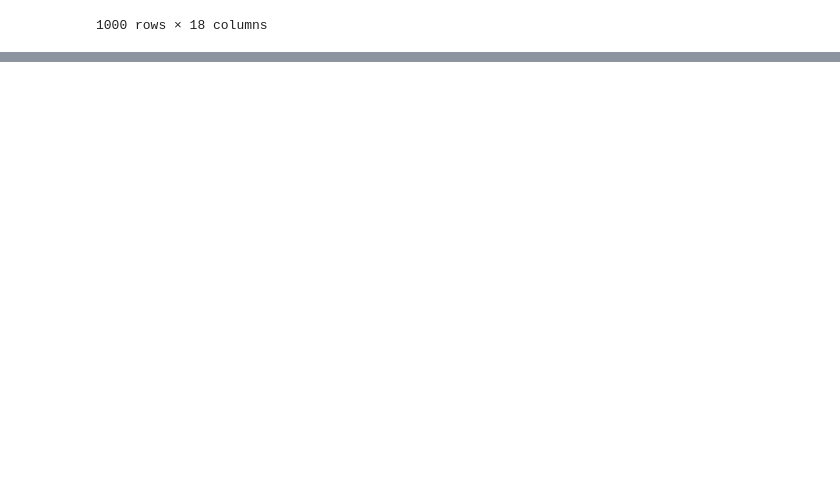
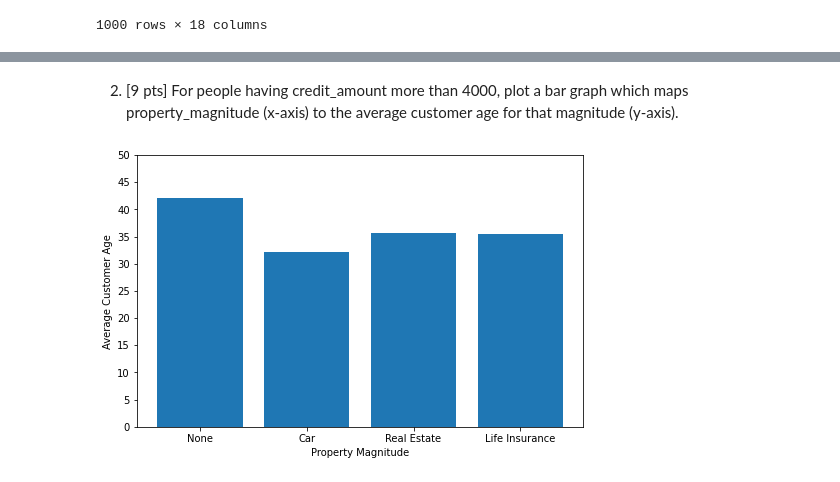
Before and after one commit to djwong23/CS210Asst3, a Jupyter notebook: german_credit.ipynb, the cells around one changed output, grey strips where cells are left out. Cells and saved outputs as stored; diff of their text form; code cells hidden in the pictures; blank space fills up the shorter version.

Commit message:
Finished german credit

```diff
--- a/german_credit.ipynb
+++ b/german_credit.ipynb
@@ -146,0 +329,22 @@ credits
+# %% [markdown]
+2. [9 pts] For people having credit_amount more than 4000, plot a bar graph which maps
+property_magnitude (x-axis) to the average customer age for that magnitude (y-axis).
+# %%
+means = credits[credits['credit_amount'] > 4000].groupby('property_magnitude').mean()
+
+# alternatively, can give a numeric range for xticks, and map labels to the tick numbers
+magnitudes = ['None','Car','Real Estate','Life Insurance']
+x1 = means.loc['no known property']['age']
+x2 = means.loc['car']['age']
+x3 = means.loc['real estate']['age']
+x4 = means.loc['life insurance']['age']
+nums = [x1,x2,x3,x4]
+plt.figure(figsize=(8,5))
+plt.bar(range(len(nums)), nums)
+plt.xticks(range(len(nums)), magnitudes)  # first arg is numeric set, second is mapped labels
+plt.yticks(range(0,51,5))
+plt.xlabel('Property Magnitude')
+plt.ylabel('Average Customer Age')
+plt.show()
+# %% [output]
+[figure, added]
```
Also changed, not shown: parts of 14 cells of this notebook.
